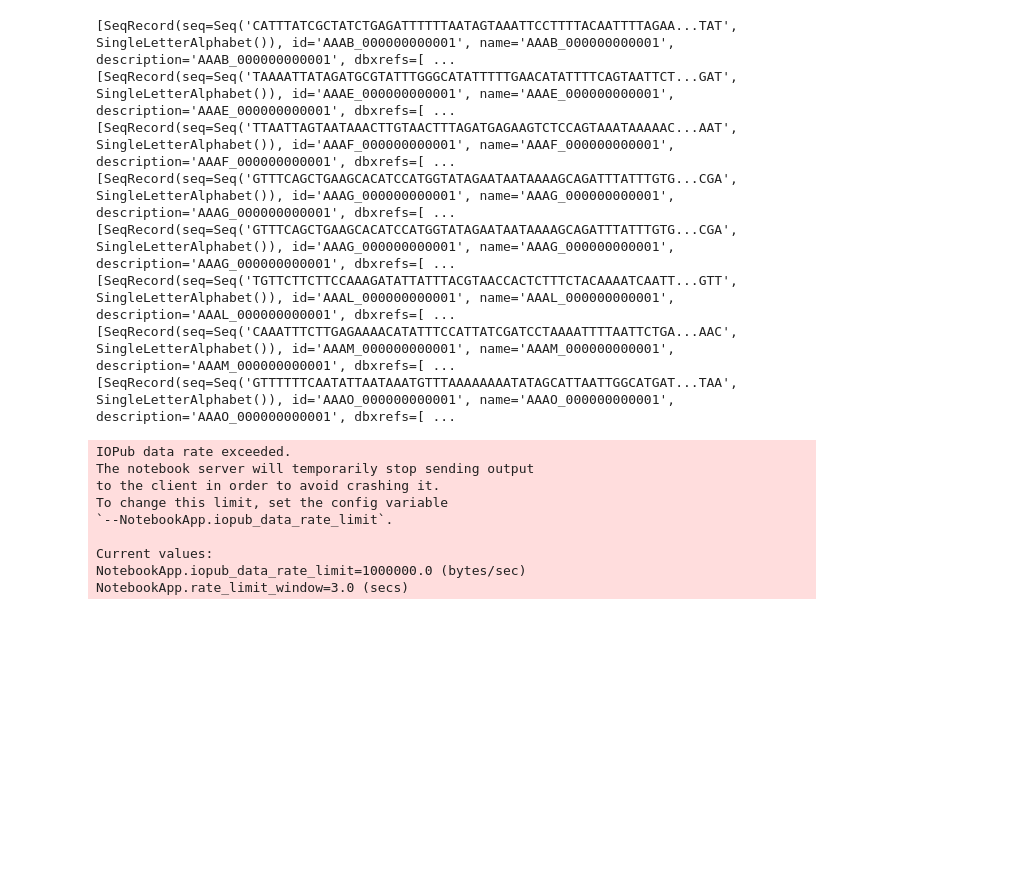
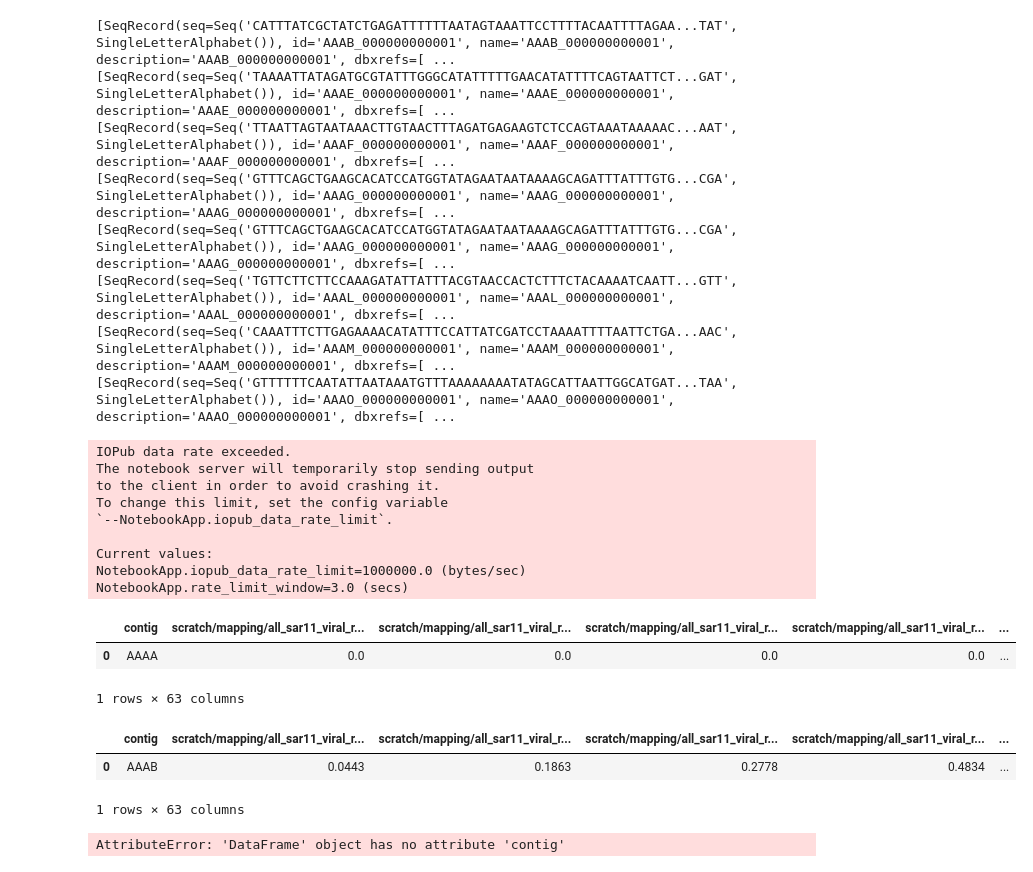
Before and after one commit to ash-bell/Python_notebooks, a Jupyter notebook: SAGs.ipynb, the cells around one changed output. Saved outputs shown, nothing was run; the diff lists cells and outputs as text; code cells hidden in the pictures; blank space fills up the shorter version.

```diff
--- a/SAGs.ipynb
+++ b/SAGs.ipynb
@@ -576,0 +597,26 @@ bamm parse --coverages alignments-coverage.tsv --coverage_mode counts --bamfiles
+# %%
+import pandas as pd
+AAAA = pd.read_csv("/home/minion/Desktop/all_sar11_viral_removed_bats_cmean_coverage.tsv", sep = "\t")
+AAAA = AAAA.drop("Length", axis=1)
+AAAA = df.rename(columns={"#contig":"contig"})
+AAAA = df[df.contig.str.startswith("AAAA")].sum()
+AAAA = pd.DataFrame(data=AAAA[0:]).T
+AAAA["contig"] = "AAAA"
+AAAA
+# %% [output]
+|  | contig | scratch/mapping/all_sar11_viral_r... | scratch/mapping/all_sar11_viral_r... | scratch/mapping/all_sar11_viral_r... | scratch/mapping/all_sar11_viral_r... | ... |
+| 0 | AAAA | 0.0 | 0.0 | 0.0 | 0.0 | ... |
+1 rows × 63 columns
+# %%
+import pandas as pd
+AAAB = pd.read_csv("/home/minion/Desktop/all_sar11_viral_removed_bats_cmean_coverage.tsv", sep = "\t")
+AAAB = AAAB.drop("Length", axis=1)
+AAAB = AAAB.rename(columns={"#contig":"contig"})
+AAAB = AAAB[AAAB.contig.str.startswith("AAAB")].sum()
+AAAB = pd.DataFrame(data=AAAB[0:]).T
+AAAB["contig"] = "AAAB"
+AAAB
+# %% [output]
+|  | contig | scratch/mapping/all_sar11_viral_r... | scratch/mapping/all_sar11_viral_r... | scratch/mapping/all_sar11_viral_r... | scratch/mapping/all_sar11_viral_r... | ... |
+| 0 | AAAB | 0.0443 | 0.1863 | 0.2778 | 0.4834 | ... |
+1 rows × 63 columns
@@ -576,0 +627,18 @@ bamm parse --coverages alignments-coverage.tsv --coverage_mode counts --bamfiles
+# %%
+import pandas as pd
+import numpy as np
+data = pd.read_csv("/home/minion/Desktop/all_sar11_viral_removed_bats_cmean_coverage.tsv", sep = "\t")
+data = df.rename(columns={"#contig":"contig"})
+
+all_data = []
+for i in ["AAAA", "AAAB"]:
+    data=data[data.contig.str.startswith(i)].sum()
+    data["contig"]=i
+    data=pd.DataFrame(data=data).T
+    all_data.append(data)
+#data
+all_data
+df = pd.DataFrame.from_items(all_data)
+df
+# %% [output]
+AttributeError: 'DataFrame' object has no attribute 'contig'
```
Also changed, not shown: parts of 6 cells of this notebook, 1 other file.
